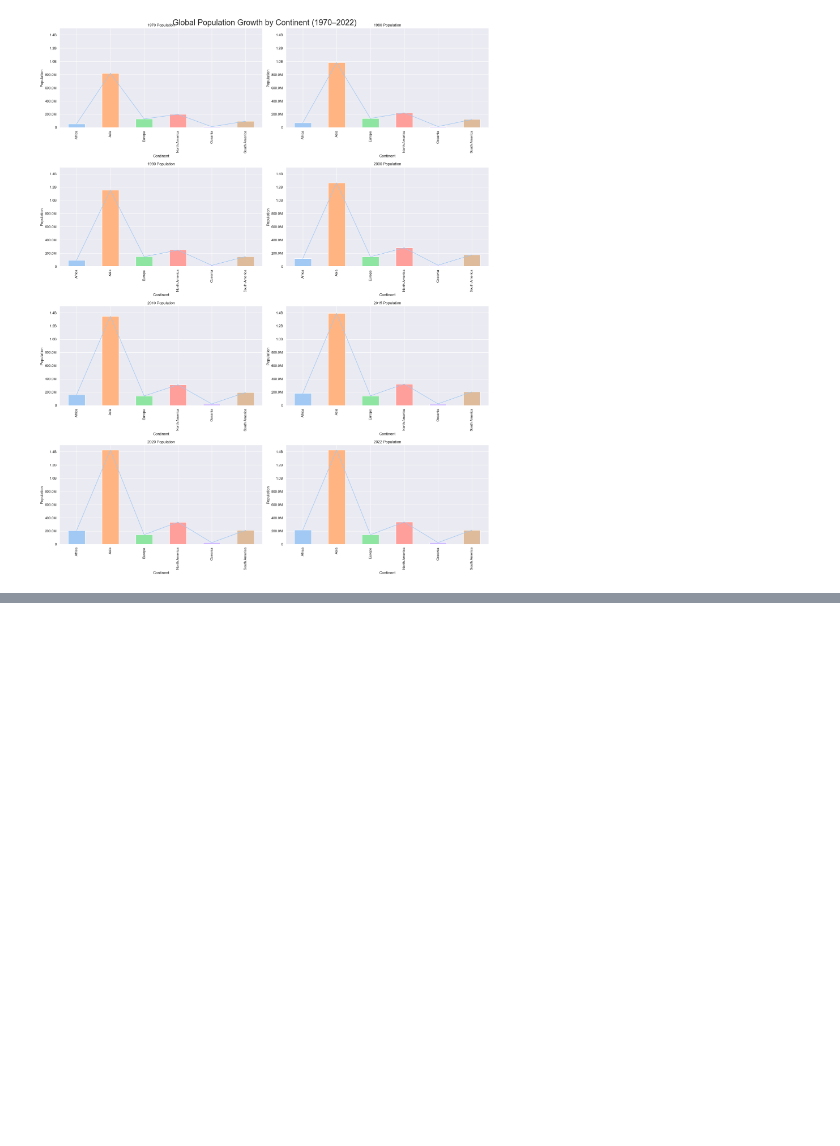
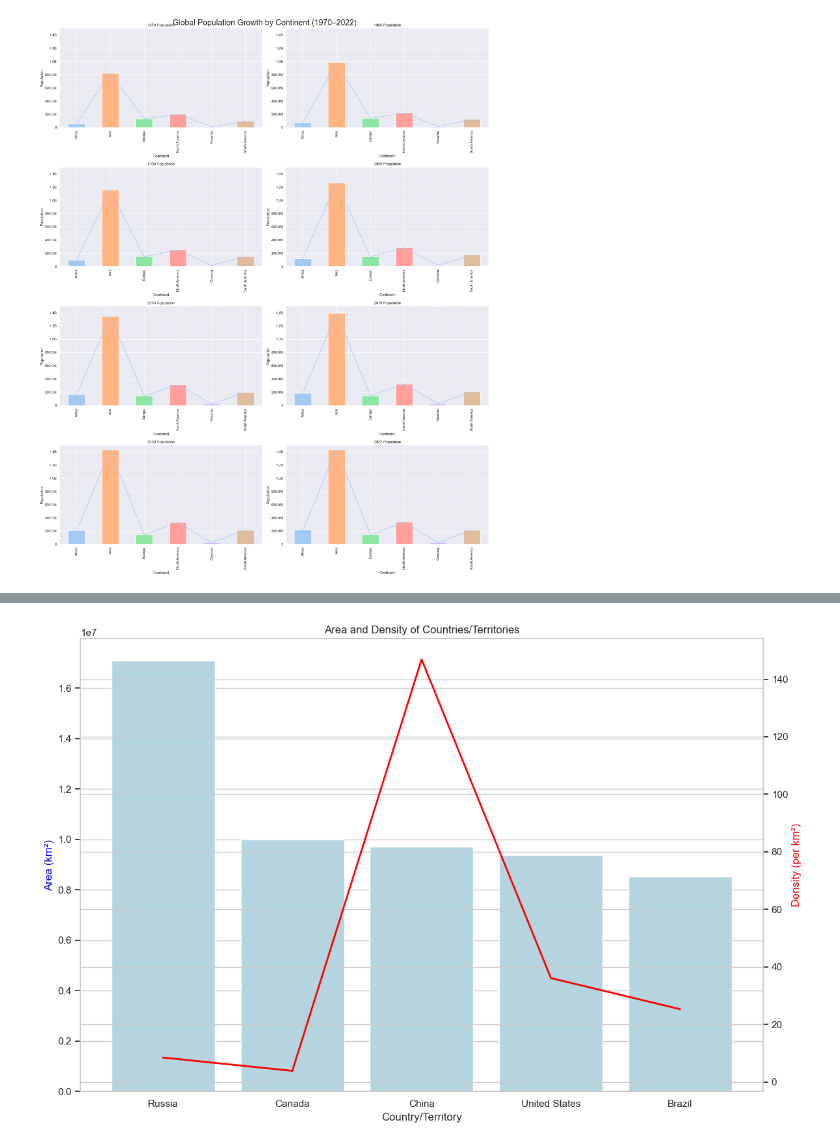
Before and after one commit to AungHtet2/Data-Analyst, a Jupyter notebook: World Population/world_population_EDA.ipynb, the cells around one changed output, grey strips where cells are left out. Drawn from its saved outputs; the diff is of its cells as text; code cells hidden in the pictures; blank space fills up the shorter version.

```diff
--- a/World Population/world_population_EDA.ipynb
+++ b/World Population/world_population_EDA.ipynb
@@ -314,3 +314,9 @@ plt.subplots_adjust(hspace=0.4)  # Increase vertical spacing
 plt.show()
 # %% [output]
 [figure]
+# %%
+df_area_and_density = (df.groupby('Country/Territory')[['Area (km²)','Density (per km²)']]
+                       .max()
+                       .sort_values(by='Area (km²)',ascending=False)
+                       .head(5))
+df_area_and_density
@@ -316,0 +331,32 @@ plt.show()
+# %%
+# Set the Seaborn theme for better visualization
+sns.set_theme(style="whitegrid")
+
+# Create a figure with one axis
+fig, ax1 = plt.subplots(figsize=(12, 8))
+
+# Plot the bar chart for Area
+sns.barplot(x=df_area_and_density.index, y=df_area_and_density['Area (km²)'], ax=ax1, color='lightblue')
+
+# Create a second axis to plot the line chart for Density
+ax2 = ax1.twinx()  # Share the same x-axis
+
+# Plot the smooth line for Density (optional: you can use smoothing if needed)
+sns.lineplot(x=df_area_and_density.index, y=df_area_and_density['Density (per km²)'], ax=ax2, color='red', linewidth=2)
+
+# Set labels for the axes
+ax1.set_xlabel('Country/Territory')
+ax1.set_ylabel('Area (km²)', color='blue')
+ax2.set_ylabel('Density (per km²)', color='red')
+
+# Rotate x-axis labels for readability
+plt.xticks(rotation=90)
+
+# Set title for the plot
+plt.title('Area and Density of Countries/Territories')
+
+# Display the plot
+plt.tight_layout()
+plt.show()
+# %% [output]
+[figure, added]
```
Also changed, not shown: parts of 1 cell of this notebook.
